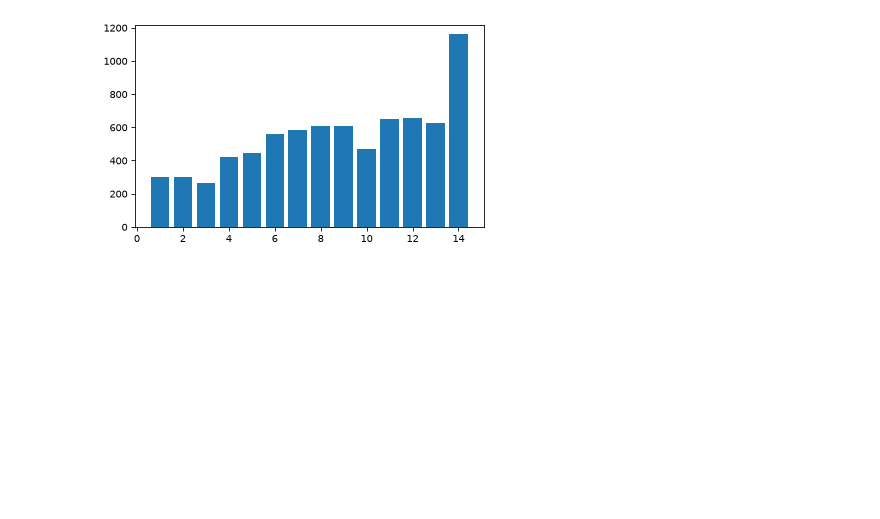
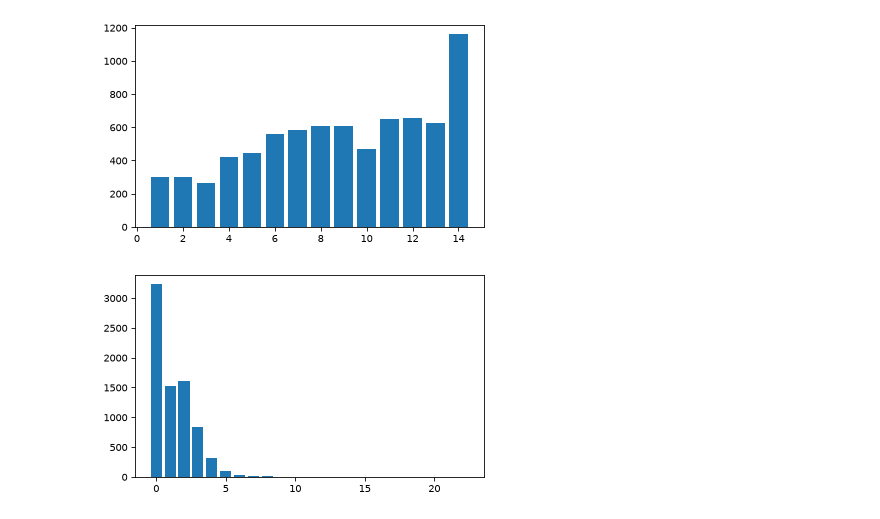
Before and after one commit to acsiuc/think-stats, a Jupyter notebook: notebooks/chapter-02.ipynb, the cells around one changed output. Saved outputs shown, nothing was run; the diff lists cells and outputs as text; code cells hidden in the pictures; blank space fills up the shorter version.

Commit message:
exercise-2.2: frequency table for number of children each respondent has born (right skewed distribution)

```diff
--- a/notebooks/chapter-02.ipynb
+++ b/notebooks/chapter-02.ipynb
@@ -236,3 +236,13 @@ totalinc_ft = FreqTab.from_seq(resp['totincr'], name = 'total_income')
 totalinc_ft.bar()
 # %% [output]
 [figure]
+# %%
+#EXERCISE 2.2
+
+parity_ftab = FreqTab.from_seq(resp['parity'], name = 'parity')
+
+parity_ftab.bar()
+
+#this is a right-skewed distribution because the mean is to the right of the peak
+# %% [output]
+[figure, added]
```
